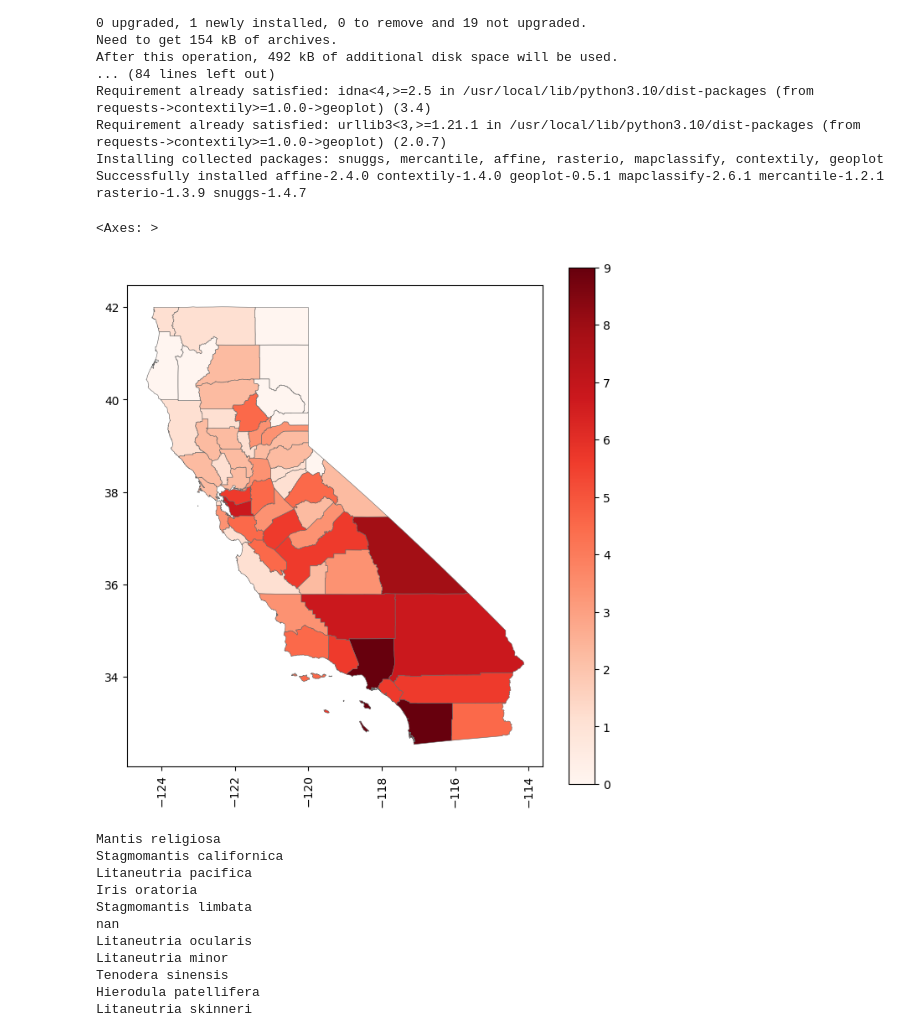
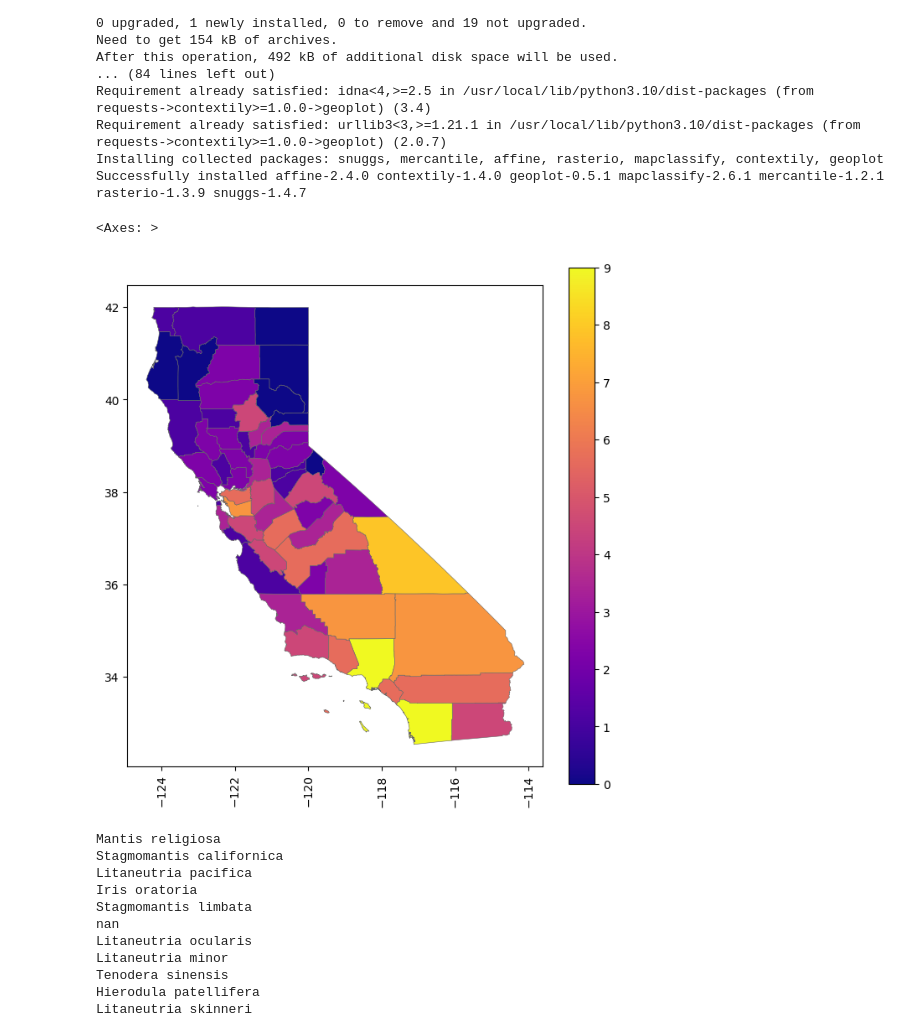
Before and after one commit to CharlesLehnen/DSCI_550_Final_Project, a Jupyter notebook: code/biodiversity.ipynb, the cells around one changed output. Saved outputs shown, nothing was run; the diff lists cells and outputs as text; code cells hidden in the pictures.

```diff
--- a/code/biodiversity.ipynb
+++ b/code/biodiversity.ipynb
@@ -280,13 +280,13 @@ import matplotlib.pyplot as plt
 # %%
 fig, ax = plt.subplots(1, figsize=(8, 8))
 plt.xticks(rotation=90)
-bar_info = plt.cm.ScalarMappable(cmap="Reds", norm=plt.Normalize(vmin=0, vmax=9))
+bar_info = plt.cm.ScalarMappable(cmap="plasma", norm=plt.Normalize(vmin=0, vmax=9))
 bar_info._A = []
 cbar = fig.colorbar(bar_info)
-gdf_3.plot(column="species_count", cmap="Reds", linewidth=0.4, ax=ax, edgecolor=".4")
+gdf_3.plot(column="species_count", cmap="plasma", linewidth=0.4, ax=ax, edgecolor=".4")
 # %% [output]
 <Axes: >
-[figure, old version]
+[figure, new version]
 # %%
 unique_species = joined['species'].unique()
 
```
Also changed, not shown: 2 other files.
